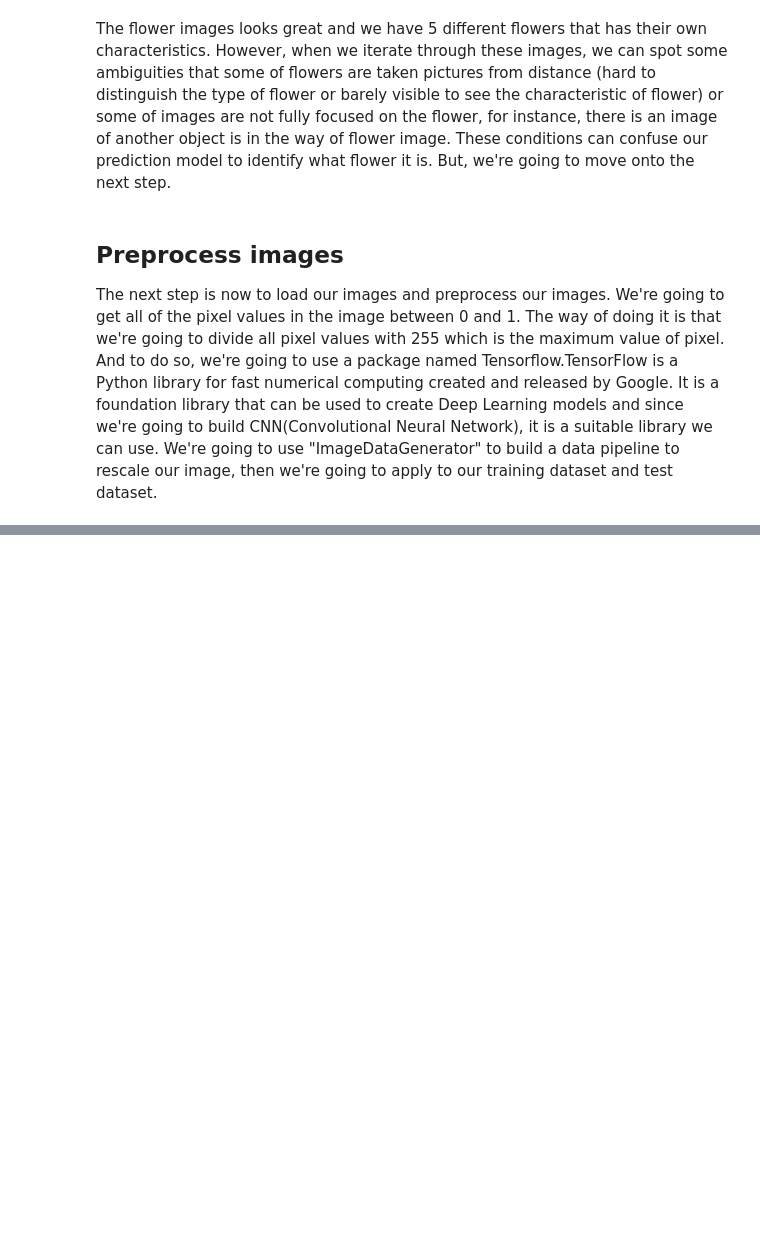
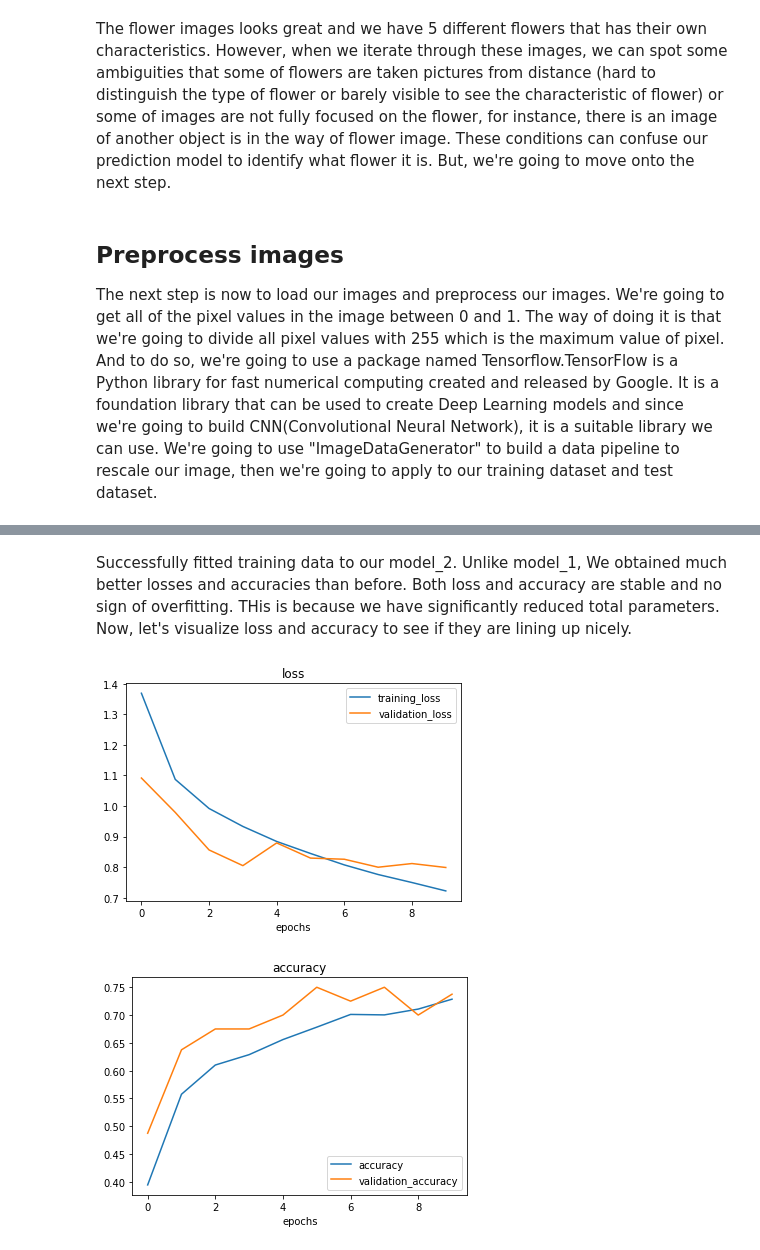
Before and after one commit to Hanabi0127/Projects, a Jupyter notebook: Flower_image_Classification_model_Portfolio.ipynb, the cells around one changed output, grey strips where cells are left out. Cells and saved outputs as stored; diff of their text form; code cells hidden in the pictures; blank space fills up the shorter version.

```diff
--- a/Flower_image_Classification_model_Portfolio.ipynb
+++ b/Flower_image_Classification_model_Portfolio.ipynb
@@ -136,0 +266,18 @@ Done! We have successfully rescaled our image pixel values between 0 and 1 and r
+# %%
+# Model 2 baseline
+# Setup: Filter = 8, pool_size = 2, activation = "relu", kernel_size = 3, number of epochs = 10
+model_2 = tf.keras.models.Sequential([
+    tf.keras.layers.Conv2D(filters=8, kernel_size=3, activation="relu",input_shape=(224,224,3)),
+    tf.keras.layers.MaxPool2D(2),
+    tf.keras.layers.Conv2D(filters=8, kernel_size=3, activation="relu",input_shape=(224,224,3)),
+    tf.keras.layers.MaxPool2D(2),
+    tf.keras.layers.Conv2D(filters=8, kernel_size=3, activation="relu",input_shape=(224,224,3)),
+    tf.keras.layers.MaxPool2D(2),
+    tf.keras.layers.MaxPool2D(2),
+    tf.keras.layers.Flatten(),
+    tf.keras.layers.Dense(5, activation="softmax") # We have 5 classes so set neurons to 5 and activation = "softmax".
+])
+
+model_2.compile(loss=tf.keras.losses.CategoricalCrossentropy(),
+                optimizer=tf.keras.optimizers.Adam(),
+                metrics=["accuracy"])
@@ -136,0 +308,6 @@ Done! We have successfully rescaled our image pixel values between 0 and 1 and r
+# %%
+history_2 = model_2.fit(train_data,
+                        epochs=10,
+                        steps_per_epoch=len(train_data),
+                        validation_data=valid_data,
+                        validation_steps=len(valid_data))
@@ -136,0 +335,7 @@ Done! We have successfully rescaled our image pixel values between 0 and 1 and r
+# %% [markdown]
+Successfully fitted training data to our model_2. Unlike model_1, We obtained much better losses and accuracies than before. Both loss and accuracy are stable and no sign of overfitting. THis is because we have significantly reduced total parameters. Now, let's visualize loss and accuracy to see if they are lining up nicely.
+# %%
+plot_loss_curves(history_2)
+# %% [output]
+[figure, added]
+[figure, added]
```
Also changed, not shown: parts of 22 cells of this notebook.
